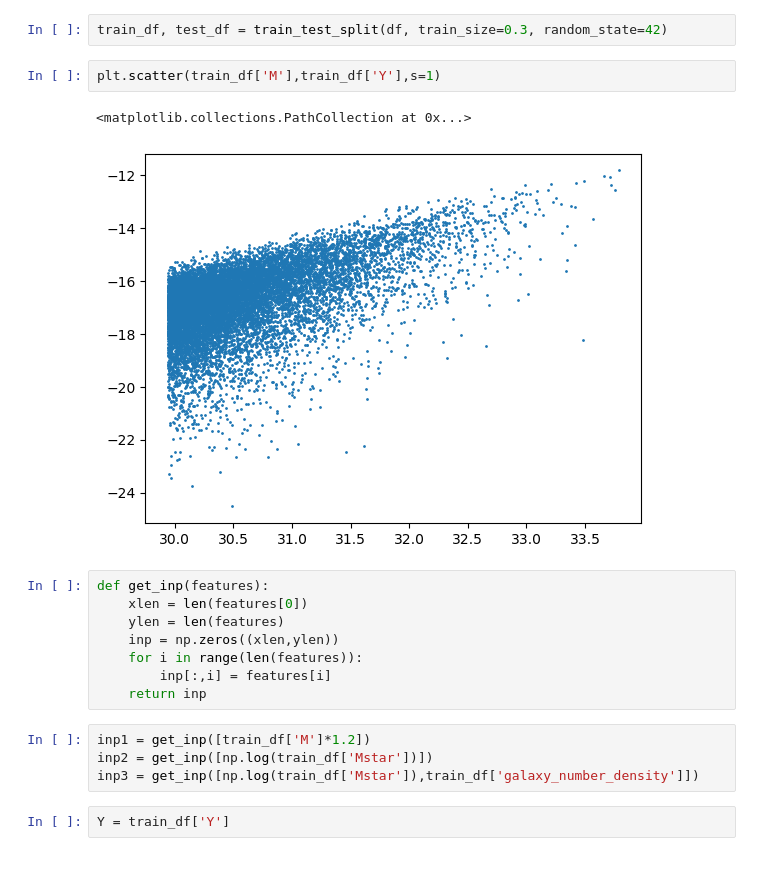
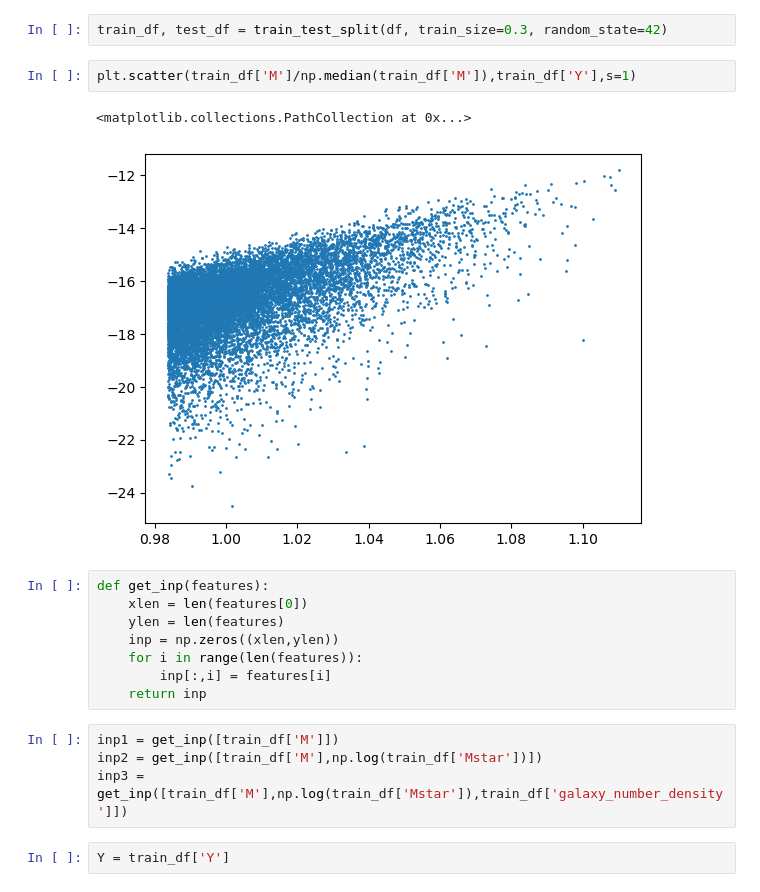
Before and after one commit to antolonappan/kSZscaler, a Jupyter notebook: Notebooks/density.ipynb, the cells around one changed output. Drawn from its saved outputs; the diff is of its cells as text.

```diff
--- a/Notebooks/density.ipynb
+++ b/Notebooks/density.ipynb
@@ -24,10 +62,10 @@ df = a.get_dataframe()
 # %%
 train_df, test_df = train_test_split(df, train_size=0.3, random_state=42)
 # %%
-plt.scatter(train_df['M'],train_df['Y'],s=1)
+plt.scatter(train_df['M']/np.median(train_df['M']),train_df['Y'],s=1)
 # %% [output]
 <matplotlib.collections.PathCollection at 0x...>
-[figure, old version]
+[figure, new version]
 # %%
 def get_inp(features):
     xlen = len(features[0])
@@ -37,9 +75,9 @@ def get_inp(features):
         inp[:,i] = features[i]
     return inp
 # %%
-inp1 = get_inp([train_df['M']*1.2])
-inp2 = get_inp([np.log(train_df['Mstar'])])
-inp3 = get_inp([np.log(train_df['Mstar']),train_df['galaxy_number_density']])
+inp1 = get_inp([train_df['M']])
+inp2 = get_inp([train_df['M'],np.log(train_df['Mstar'])])
+inp3 = get_inp([train_df['M'],np.log(train_df['Mstar']),train_df['galaxy_number_density']])
 # %%
 Y = train_df['Y']
 # %%
```
Also changed, not shown: parts of 13 cells of this notebook, 1 other file.
